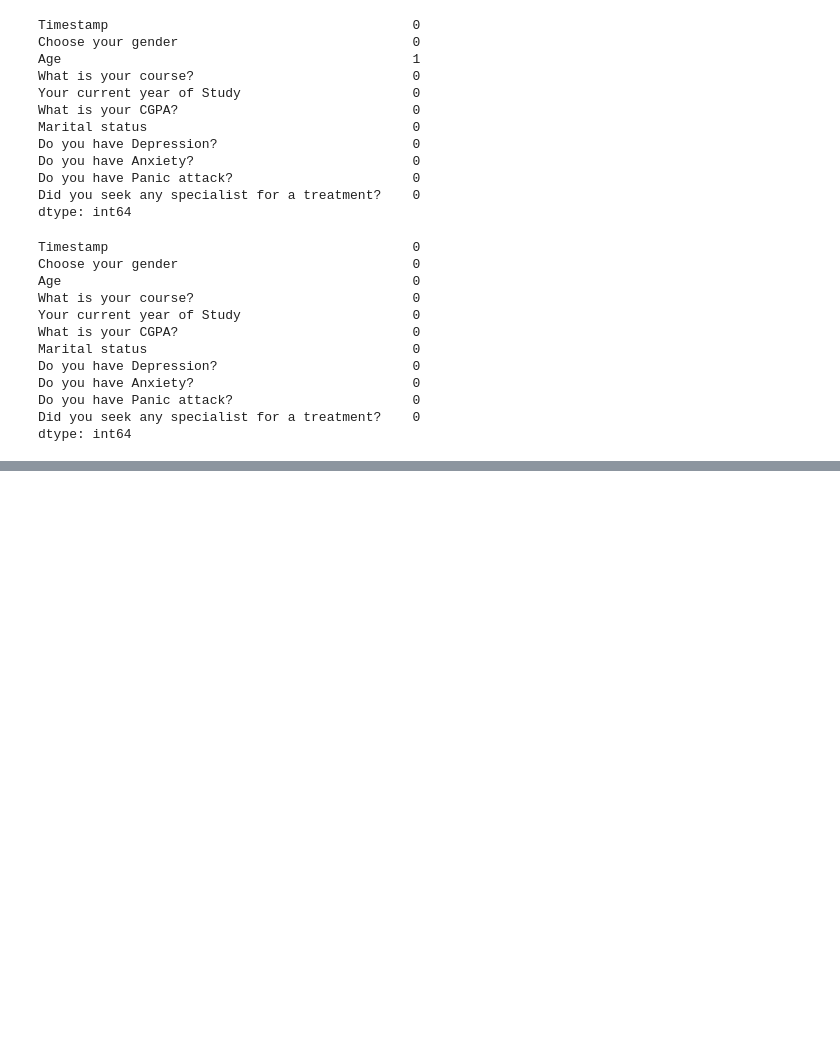
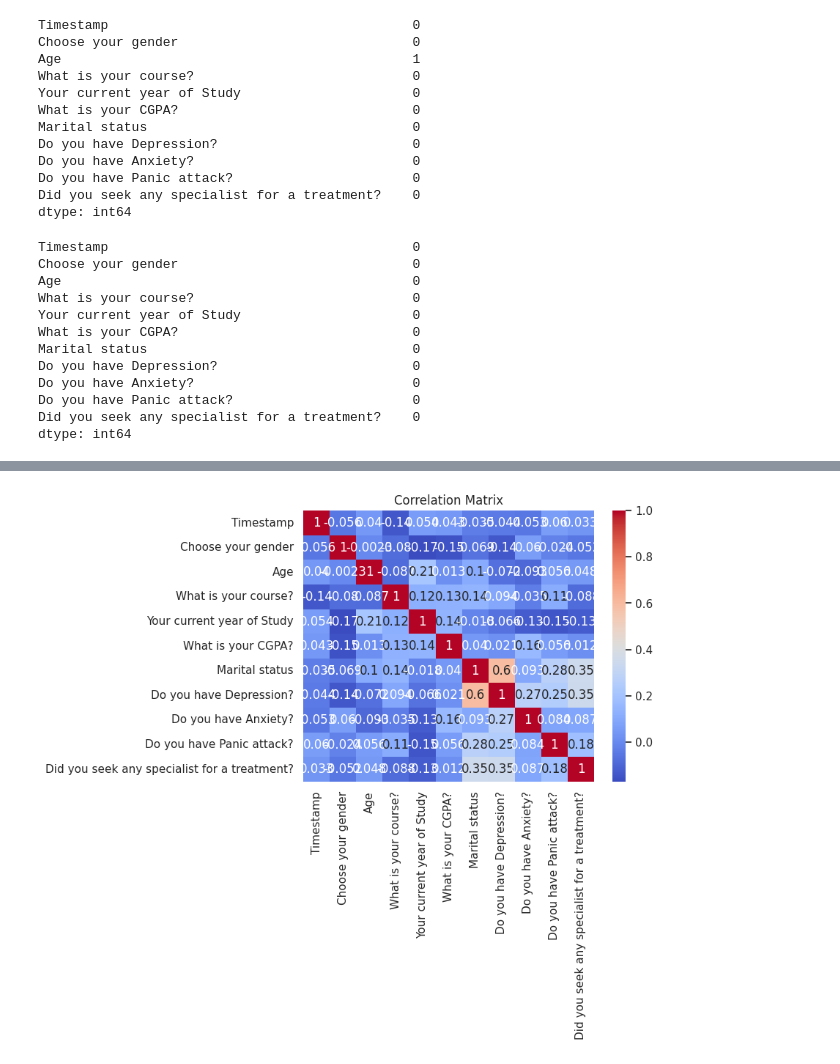
Before and after one commit to marcus2348532/RM_2348532, a Jupyter notebook: Untitled15.ipynb, the cells around one changed output, grey strips where cells are left out. Drawn from its saved outputs; the diff is of its cells as text; code cells hidden in the pictures; blank space fills up the shorter version.

```diff
--- a/Untitled15.ipynb
+++ b/Untitled15.ipynb
@@ -75,0 +68,9 @@ for feature in df.columns:
+# %%
+from sklearn.preprocessing import LabelEncoder
+
+label_encoder = LabelEncoder()
+for column in df.columns:
+  if df[column].dtype=='object':
+    df[column]=label_encoder.fit_transform(df[column])
+
+df
@@ -75,0 +91,8 @@ for feature in df.columns:
+# %%
+# Correlation matrix
+correlation_matrix = df.corr()
+sns.heatmap(correlation_matrix, annot=True, cmap='coolwarm')
+plt.title('Correlation Matrix')
+plt.show()
+# %% [output]
+[figure, added]
```
Also changed, not shown: parts of 7 cells of this notebook.
